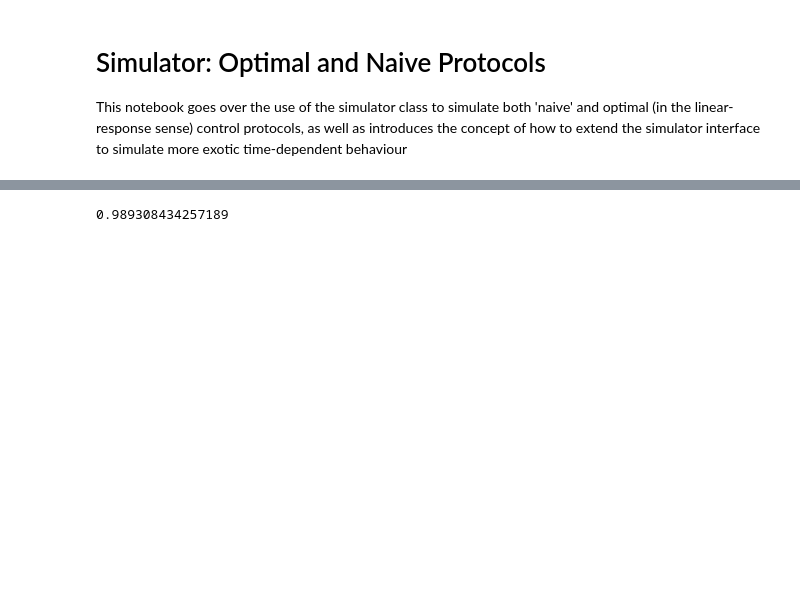
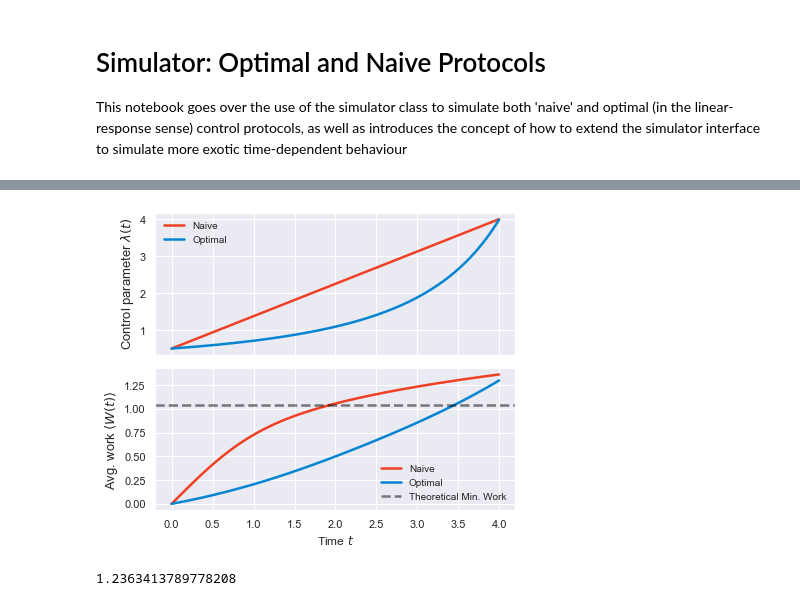
Before and after one commit to StevenJLarge/FokkerPlanck, a Jupyter notebook: notebooks/tutorials/02-optimal-and-naive-protocols.ipynb, the cells around one changed output, grey strips where cells are left out. Cells and saved outputs as stored; diff of their text form; code cells hidden in the pictures; blank space fills up the shorter version.

```diff
--- a/notebooks/tutorials/02-optimal-and-naive-protocols.ipynb
+++ b/notebooks/tutorials/02-optimal-and-naive-protocols.ipynb
@@ -81,4 +96,40 @@ ax.legend(fontsize=12)
-# %%
-result_optimal._sim.fpe.work_accumulator / result_naive._sim.fpe.work_accumulator
-# %% [output]
-0.989308434257189
+# %%
+# Combined figure to show in repo
+fig, ax = plt.subplots(2, 1, figsize=(6, 5), sharex=True)
+
+ax[0].plot(
+    result_naive.time, result_naive.CP, label="Naive",
+    color=sns.xkcd_rgb["tomato"], linewidth=2.5
+)
+ax[0].plot(
+    result_optimal.time, result_optimal.CP, label="Optimal",
+    color=sns.xkcd_rgb["cerulean"], linewidth=2.5
+)
+
+ax[1].plot(
+    result_naive.time, result_naive._sim.work,
+    color=sns.xkcd_rgb['tomato'], linewidth=2.5, label="Naive"
+)
+ax[1].plot(
+    result_optimal.time, result_optimal._sim.work,
+    color=sns.xkcd_rgb['cerulean'], linewidth=2.5, label="Optimal"
+)
+
+ax[1].axhline(min_work, linewidth=2.5, linestyle='--', color='k', alpha=0.5, label='Theoretical Min. Work')
+
+ax[0].set_ylabel(r"Control parameter $\lambda(t)$", fontsize=13)
+ax[1].set_ylabel(r"Avg. work $\langle W(t) \rangle$", fontsize=13)
+ax[1].set_xlabel(r"Time $t$", fontsize=12)
+ax[0].legend(fontsize=10, frameon=False)
+ax[1].legend(fontsize=10, frameon=False)
+plt.tight_layout()
+plt.savefig(plot_dir / "breathing_trap_opt.pdf")
+plt.savefig(plot_dir / "breathing_trap_opt.png", dpi=600)
+
+plt.show()
+# %% [output]
+[figure, added]
+# %%
+(result_naive._sim.total_work - min_work) / (result_optimal._sim.total_work - min_work)
+# %% [output]
+1.2363413789778208
```
Also changed, not shown: parts of 7 cells of this notebook, 4 other files.
